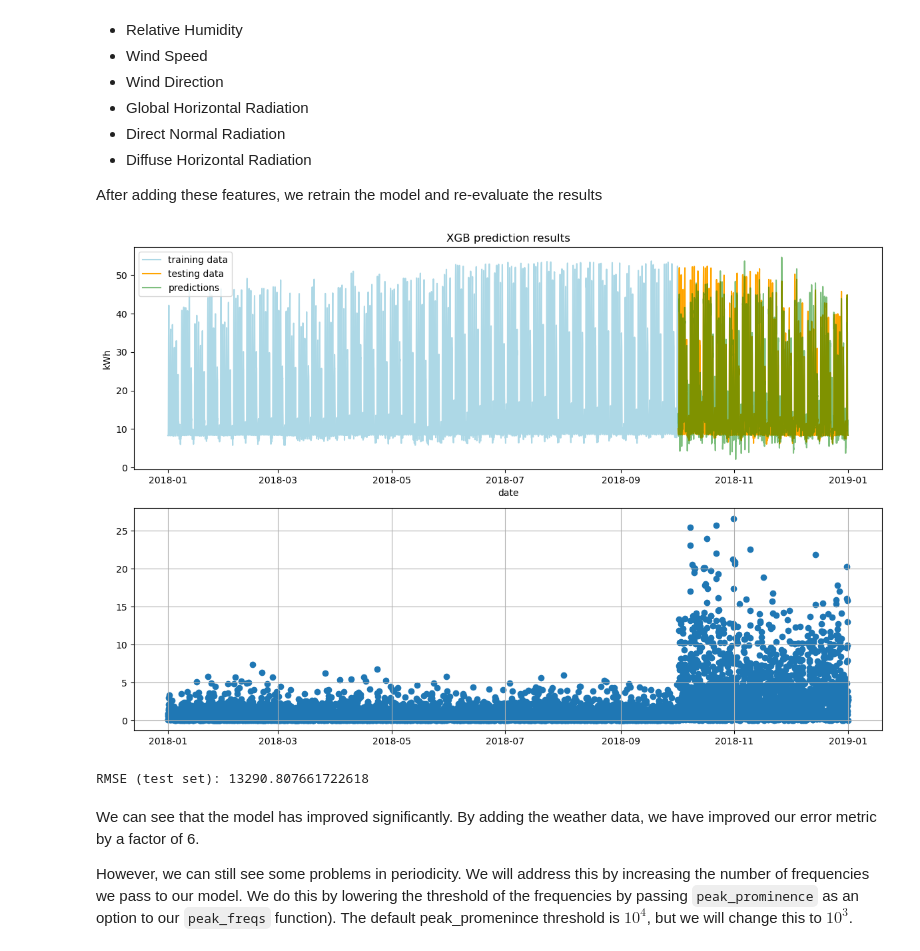
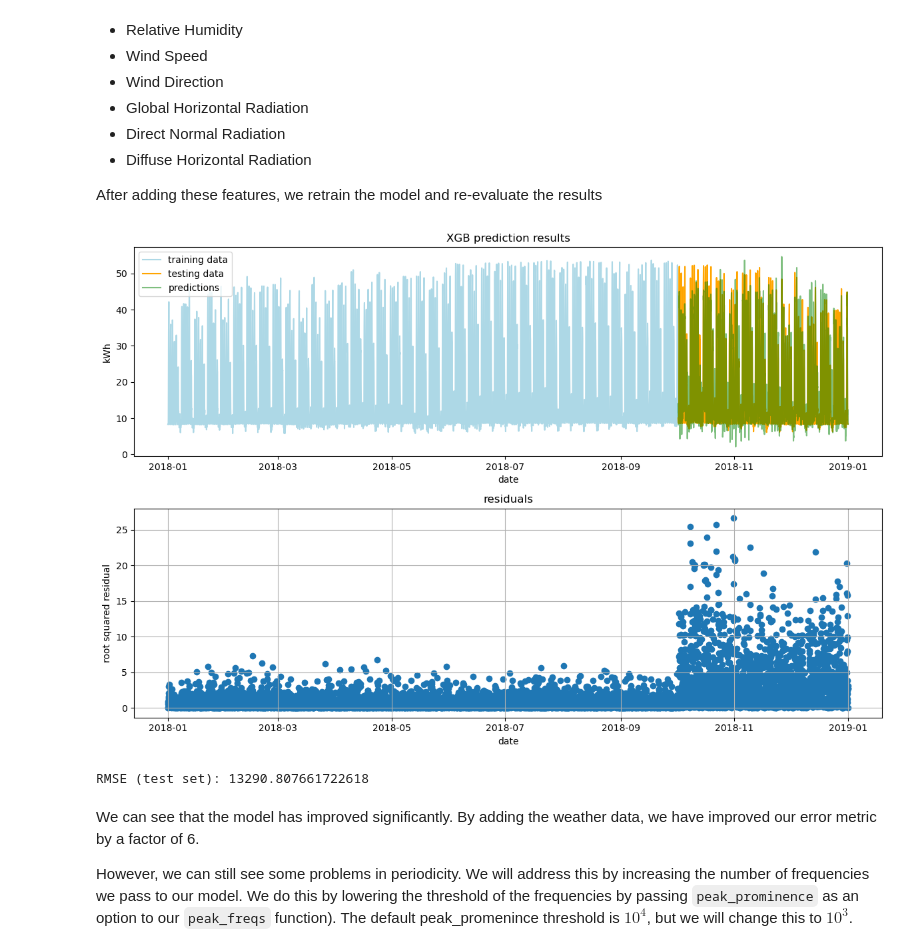
Before and after one commit to tmwlcx/load_profile_estimation, a Jupyter notebook: LP_Estimation.ipynb, the cells around one changed output. Drawn from its saved outputs; the diff is of its cells as text; code cells hidden in the pictures.

```diff
--- a/LP_Estimation.ipynb
+++ b/LP_Estimation.ipynb
@@ -140,35 +144,38 @@ df2 = weather.join(df, how='left')
 
 # subset data into training and test sets
 X = df2.iloc[:,:-1]
 y = df2.iloc[:,-1]
 X_train, X_test, y_train, y_test = train_test_split(X, y, test_size=0.25, shuffle=False)
 
 #import and train model as before
 reg = xgb.XGBRegressor(objective ='reg:squarederror', eval_metric='rmse')
 reg.fit(X_train.values, y_train.values)
 
 # plot results
 fig, ax = plt.subplots(nrows=2, ncols=1, figsize=(12,8))
 preds_os = reg.predict(X_test)
 preds_is = reg.predict(X_train)
 preds_total = reg.predict(X)
 preds = pd.DataFrame(preds_os, index=y_test.index)
 ax[0].plot(y_train, color='lightblue', label='training data')
 ax[0].plot(y_test, color='orange', label='testing data')
 ax[0].plot(preds, color='green', alpha = 0.5, label='predictions')
 ax[0].set_title('XGB prediction results')
 ax[0].set_xlabel('date')
 ax[0].set_ylabel('kWh')
 ax[0].legend()
 root_squared_residuals = np.sqrt((preds_total - y)**2)
 ax[1].scatter(y.index, root_squared_residuals, label = "root squared residuals")
-plt.grid()
+ax[1].set_title('residuals')
+ax[1].set_xlabel('date')
+ax[1].set_ylabel('root squared residual')
+ax[1].grid()
 plt.tight_layout()
 plt.show()
 # show metric
 print(f"RMSE (test set): {np.sum(root_squared_residuals)}")
 # %% [output]
-[figure, old version]
+[figure, new version]
 RMSE (test set): 13290.807661722618
 # %% [markdown]
 We can see that the model has improved significantly. By adding the weather data, we have improved our error metric by a factor of 6.
```
Also changed, not shown: parts of 3 cells of this notebook, 1 other file.
